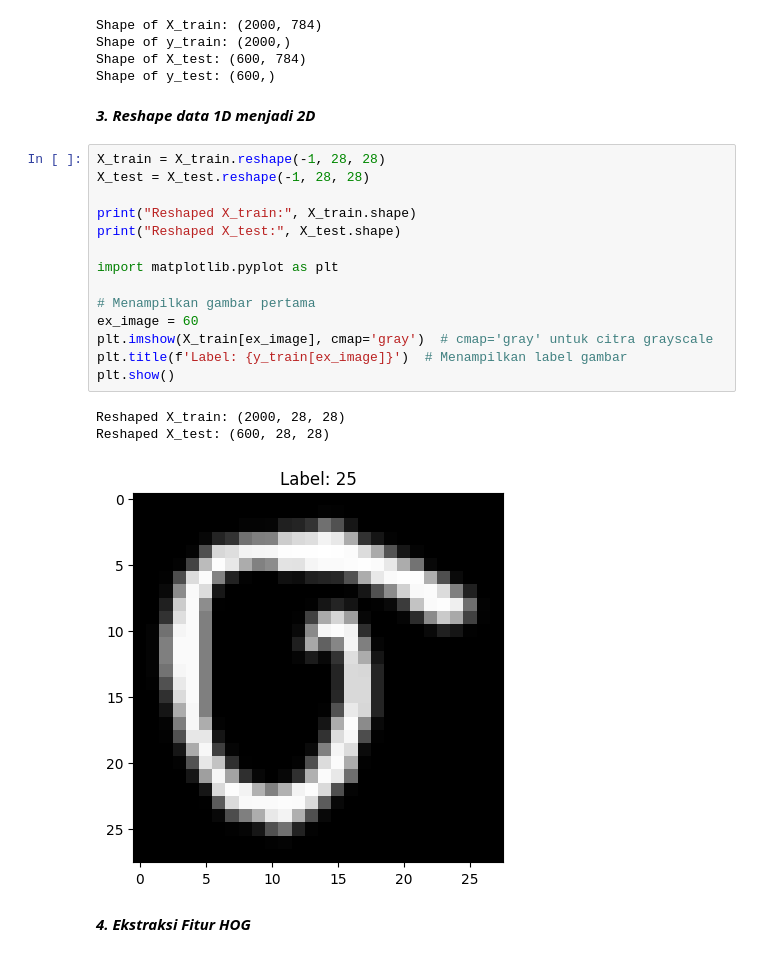
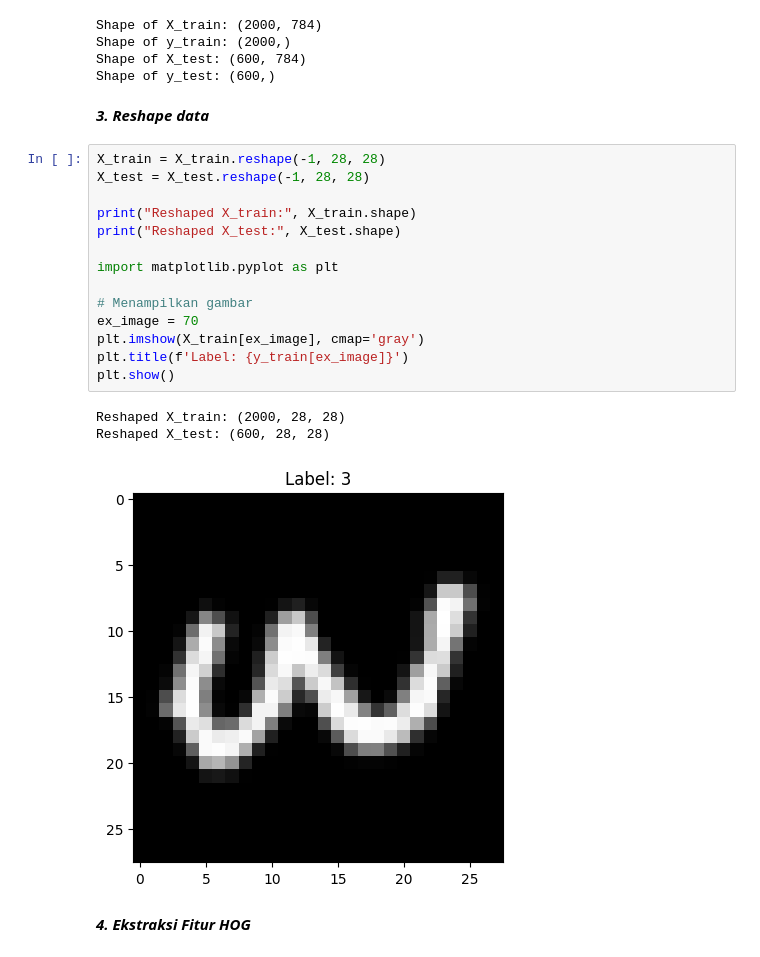
Before and after one commit to dimasrizky08/MidTerm_MachineVision, a Jupyter notebook: Dimas_4212201042.ipynb, the cells around one changed output. Cells and saved outputs as stored; diff of their text form.

```diff
--- a/Dimas_4212201042.ipynb
+++ b/Dimas_4212201042.ipynb
@@ -34,25 +34,25 @@ Shape of y_train: (2000,)
 Shape of X_test: (600, 784)
 Shape of y_test: (600,)
 # %% [markdown]
-***3. Reshape data 1D menjadi 2D***
+***3. Reshape data***
 # %%
 X_train = X_train.reshape(-1, 28, 28)
 X_test = X_test.reshape(-1, 28, 28)
 
 print("Reshaped X_train:", X_train.shape)
 print("Reshaped X_test:", X_test.shape)
 
 import matplotlib.pyplot as plt
 
-# Menampilkan gambar pertama
-ex_image = 60
-plt.imshow(X_train[ex_image], cmap='gray')  # cmap='gray' untuk citra grayscale
-plt.title(f'Label: {y_train[ex_image]}')  # Menampilkan label gambar
+# Menampilkan gambar
+ex_image = 70
+plt.imshow(X_train[ex_image], cmap='gray')
+plt.title(f'Label: {y_train[ex_image]}')
 plt.show()
 # %% [output]
 Reshaped X_train: (2000, 28, 28)
 Reshaped X_test: (600, 28, 28)
-[figure, old version]
+[figure, new version]
 # %% [markdown]
 ***4. Ekstraksi Fitur HOG***
 # %%
```
Also changed, not shown: parts of 3 cells of this notebook.
